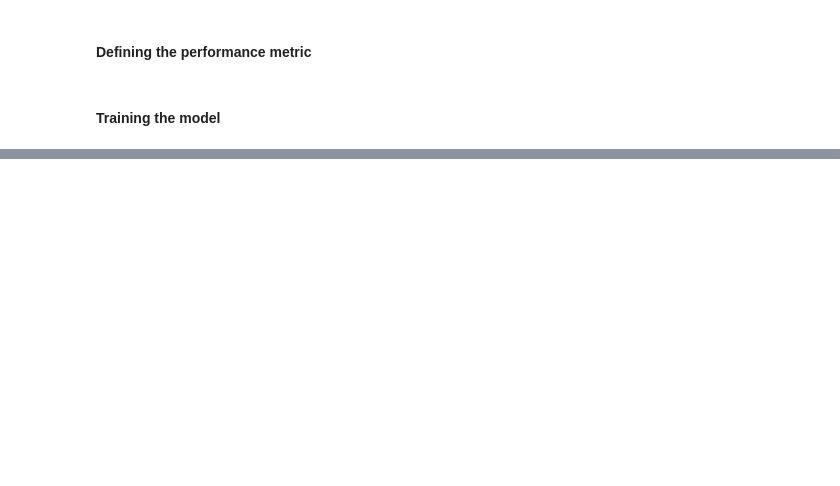
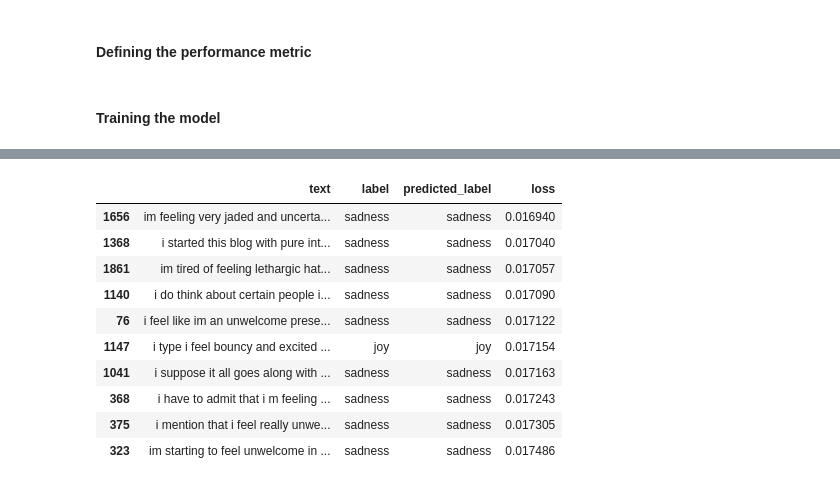
Before and after one commit to andsfonseca/nlp-with-transformers, a Jupyter notebook: text_classification.ipynb, the cells around one changed output, grey strips where cells are left out. Cells and saved outputs as stored; diff of their text form; code cells hidden in the pictures; blank space fills up the shorter version.

```diff
--- a/text_classification.ipynb
+++ b/text_classification.ipynb
@@ -497,0 +546,14 @@ plot_confusion_matrix(y_preds, y_valid, labels)
+# %%
+df_test.sort_values("loss", ascending=True).head(10)
+# %% [output]
+|  | text | label | predicted_label | loss |
+| 1656 | im feeling very jaded and uncerta... | sadness | sadness | 0.016940 |
+| 1368 | i started this blog with pure int... | sadness | sadness | 0.017040 |
+| 1861 | im tired of feeling lethargic hat... | sadness | sadness | 0.017057 |
+| 1140 | i do think about certain people i... | sadness | sadness | 0.017090 |
+| 76 | i feel like im an unwelcome prese... | sadness | sadness | 0.017122 |
+| 1147 | i type i feel bouncy and excited ... | joy | joy | 0.017154 |
+| 1041 | i suppose it all goes along with ... | sadness | sadness | 0.017163 |
+| 368 | i have to admit that i m feeling ... | sadness | sadness | 0.017243 |
+| 375 | i mention that i feel really unwe... | sadness | sadness | 0.017305 |
+| 323 | im starting to feel unwelcome in ... | sadness | sadness | 0.017486 |
```
Also changed, not shown: parts of 23 cells of this notebook.
